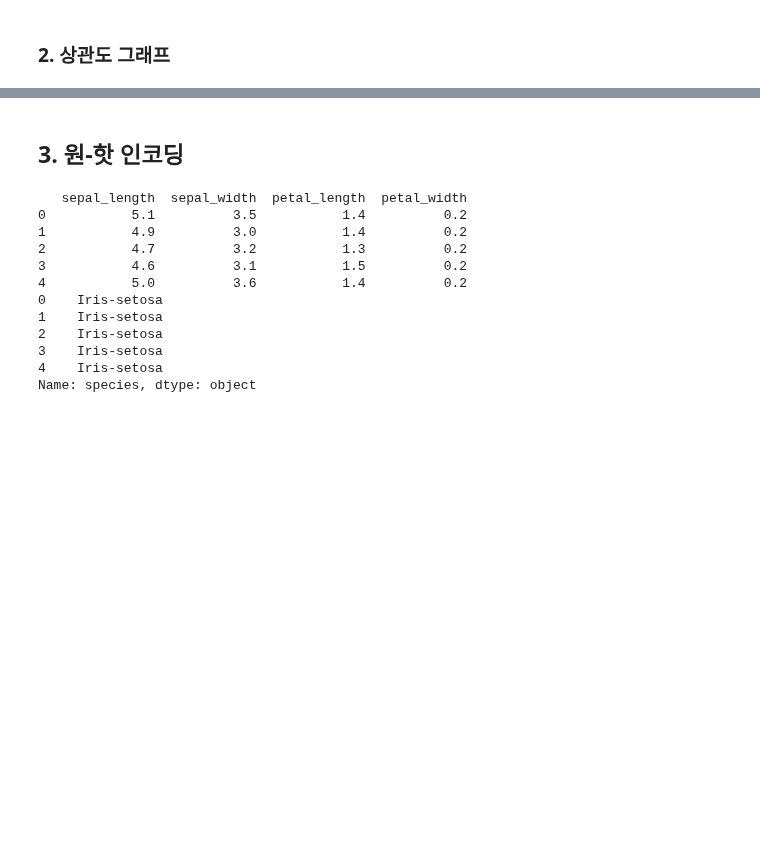
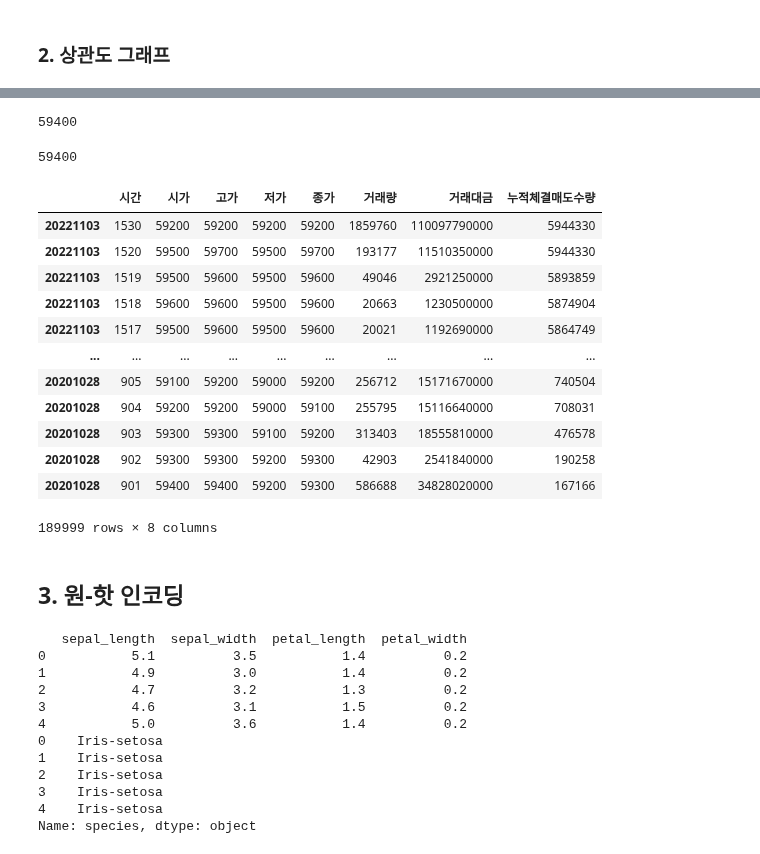
Before and after one commit to hwanghyeonjun98/trading, a Jupyter notebook: model.ipynb, the cells around one changed output, grey strips where cells are left out. Saved outputs shown, nothing was run; the diff lists cells and outputs as text; code cells hidden in the pictures; blank space fills up the shorter version.

```diff
--- a/model.ipynb
+++ b/model.ipynb
@@ -34,0 +27,5 @@ plt.show()
+# %%
+df1 = df.iloc[:,:5]
+df2 = df.iloc[:,6:9]
+# %%
+df3 = pd.concat([df1, df2], axis=1)
@@ -35,3 +77,27 @@ plt.show()
+# %%
+df3.loc[20201028]['고가'].max()
+# %% [output]
+59400
+# %%
+df3.loc[20201028]['고가'].max()
+# %% [output]
+59400
+# %%
+df3['lable'] = df3[]
+# %% [output]
+|  | 시간 | 시가 | 고가 | 저가 | 종가 | 거래량 | 거래대금 | 누적체결매도수량 |
+| 20221103 | 1530 | 59200 | 59200 | 59200 | 59200 | 1859760 | 110097790000 | 5944330 |
+| 20221103 | 1520 | 59500 | 59700 | 59500 | 59700 | 193177 | 11510350000 | 5944330 |
+| 20221103 | 1519 | 59500 | 59600 | 59500 | 59600 | 49046 | 2921250000 | 5893859 |
+| 20221103 | 1518 | 59600 | 59600 | 59500 | 59600 | 20663 | 1230500000 | 5874904 |
+| 20221103 | 1517 | 59500 | 59600 | 59500 | 59600 | 20021 | 1192690000 | 5864749 |
+| ... | ... | ... | ... | ... | ... | ... | ... | ... |
+| 20201028 | 905 | 59100 | 59200 | 59000 | 59200 | 256712 | 15171670000 | 740504 |
+| 20201028 | 904 | 59200 | 59200 | 59000 | 59100 | 255795 | 15116640000 | 708031 |
+| 20201028 | 903 | 59300 | 59300 | 59100 | 59200 | 313403 | 18555810000 | 476578 |
+| 20201028 | 902 | 59300 | 59300 | 59200 | 59300 | 42903 | 2541840000 | 190258 |
+| 20201028 | 901 | 59400 | 59400 | 59200 | 59300 | 586688 | 34828020000 | 167166 |
+189999 rows × 8 columns
 # %% [markdown]
 ## 3. 원-핫 인코딩
 # %%
```
Also changed, not shown: parts of 5 cells of this notebook.
